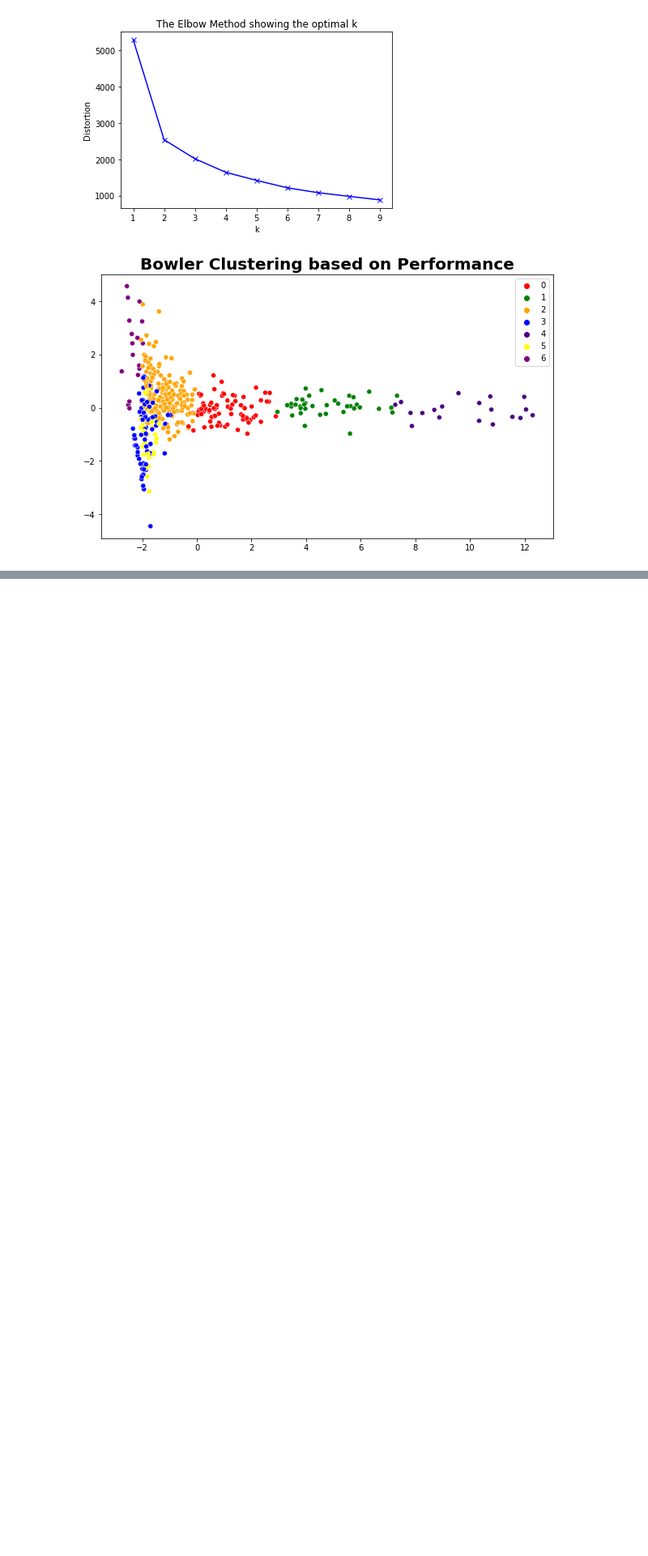
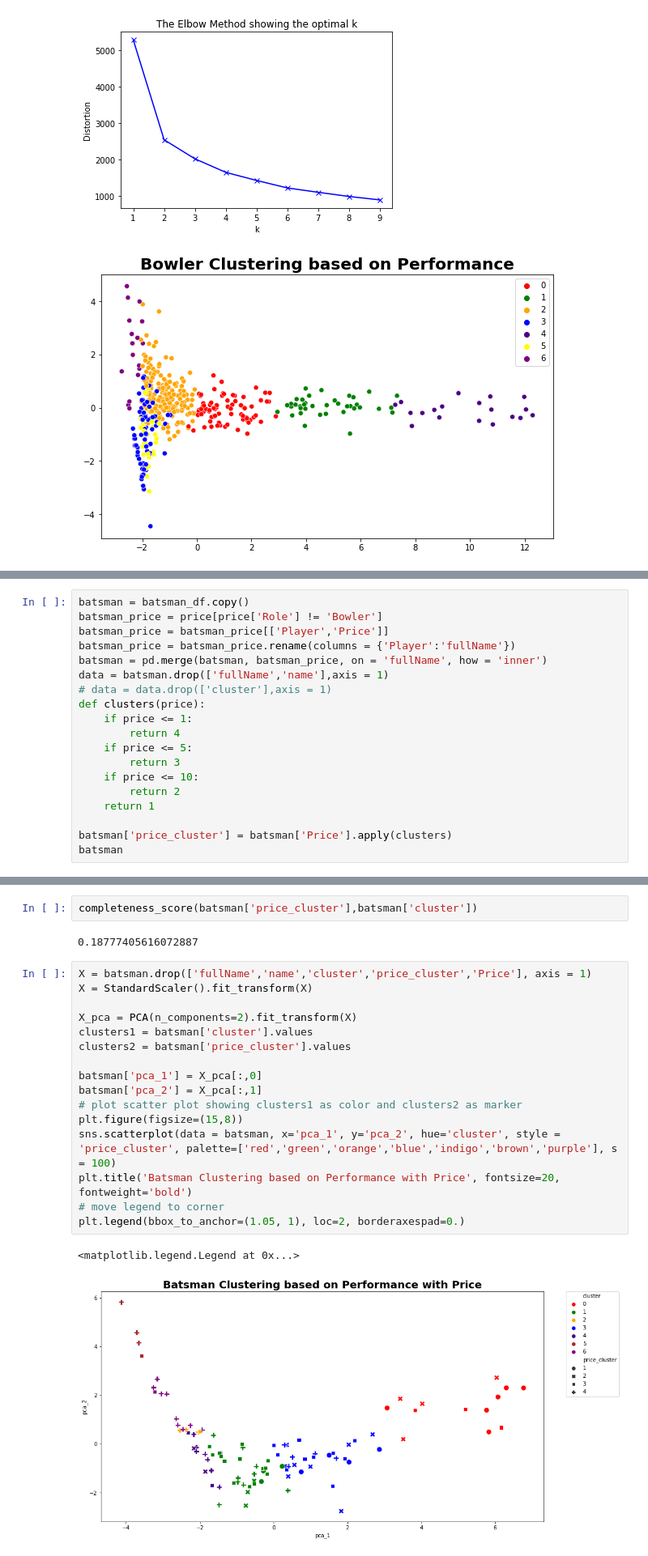
Before and after one commit to RohitRanjangit/IPlDataAnalysis, a Jupyter notebook: src/clusters.ipynb, the cells around one changed output, grey strips where cells are left out. Shown at 81% size. Saved outputs shown, nothing was run; the diff lists cells and outputs as text; blank space fills up the shorter version.

Commit message:
added price cluster plot

```diff
--- a/src/clusters.ipynb
+++ b/src/clusters.ipynb
@@ -269,0 +267,19 @@ FileNotFoundError: [Errno 2] No such file or directory: '../data/processed/price
+# %%
+batsman = batsman_df.copy()
+batsman_price = price[price['Role'] != 'Bowler']
+batsman_price = batsman_price[['Player','Price']]
+batsman_price = batsman_price.rename(columns = {'Player':'fullName'})
+batsman = pd.merge(batsman, batsman_price, on = 'fullName', how = 'inner')
+data = batsman.drop(['fullName','name'],axis = 1)
+# data = data.drop(['cluster'],axis = 1)
+def clusters(price):
+    if price <= 1:
+        return 4
+    if price <= 5:
+        return 3
+    if price <= 10:
+        return 2
+    return 1
+
+batsman['price_cluster'] = batsman['Price'].apply(clusters)
+batsman
@@ -269,0 +326,23 @@ FileNotFoundError: [Errno 2] No such file or directory: '../data/processed/price
+# %%
+completeness_score(batsman['price_cluster'],batsman['cluster'])
+# %% [output]
+0.18777405616072887
+# %%
+X = batsman.drop(['fullName','name','cluster','price_cluster','Price'], axis = 1)
+X = StandardScaler().fit_transform(X)
+
+X_pca = PCA(n_components=2).fit_transform(X)
+clusters1 = batsman['cluster'].values
+clusters2 = batsman['price_cluster'].values
+
+batsman['pca_1'] = X_pca[:,0]
+batsman['pca_2'] = X_pca[:,1]
+# plot scatter plot showing clusters1 as color and clusters2 as marker
+plt.figure(figsize=(15,8))
+sns.scatterplot(data = batsman, x='pca_1', y='pca_2', hue='cluster', style = 'price_cluster', palette=['red','green','orange','blue','indigo','brown','purple'], s = 100)
+plt.title('Batsman Clustering based on Performance with Price', fontsize=20, fontweight='bold')
+# move legend to corner
+plt.legend(bbox_to_anchor=(1.05, 1), loc=2, borderaxespad=0.)
+# %% [output]
+<matplotlib.legend.Legend at 0x...>
+[figure, added]
```
Also changed, not shown: parts of 4 cells of this notebook, 2 other files.
